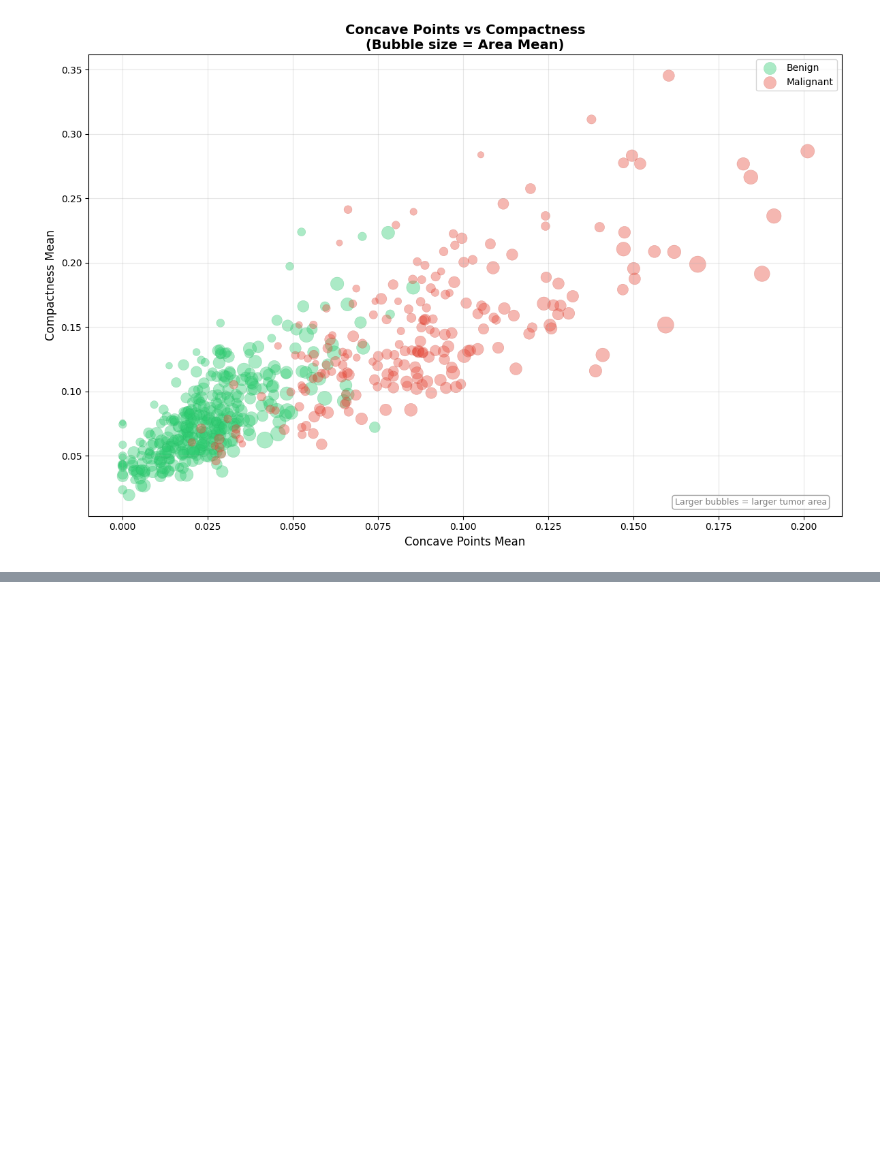
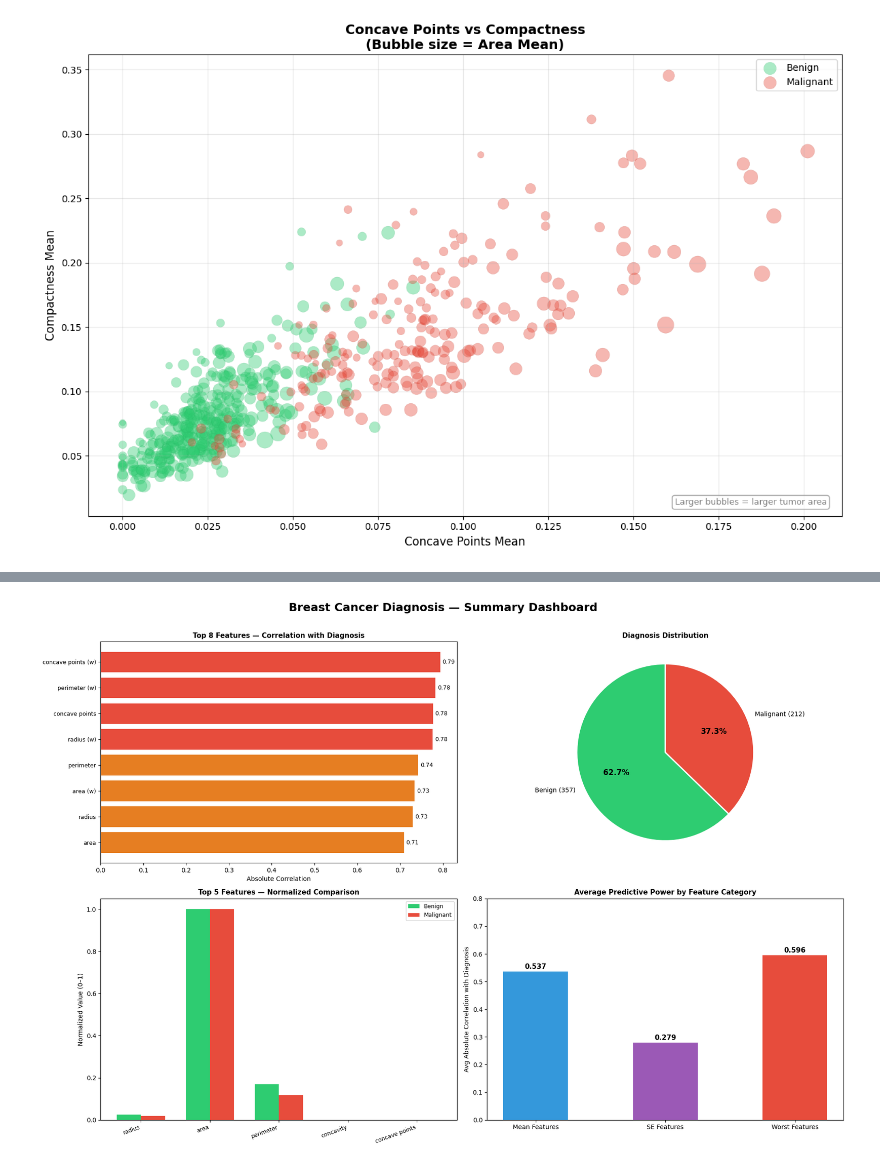
Before and after one commit to john-nio/eda-project, a Jupyter notebook: breast_cancer/breast_cancer.ipynb, the cells around one changed output, grey strips where cells are left out. Saved outputs shown, nothing was run; the diff lists cells and outputs as text; code cells hidden in the pictures; blank space fills up the shorter version.

```diff
--- a/breast_cancer/breast_cancer.ipynb
+++ b/breast_cancer/breast_cancer.ipynb
@@ -854,0 +856,96 @@ Passing `palette` without assigning `hue` is deprecated and will be removed in v
+# %%
+fig = plt.figure(figsize=(18, 12))
+fig.suptitle('Breast Cancer Diagnosis — Summary Dashboard',
+             fontsize=18, fontweight='bold', y=1.01)
+
+# ── 1. Top 8 feature correlations (top left) ──────────────────
+ax1 = fig.add_subplot(2, 2, 1)
+
+all_features = [c for c in df.columns if '_mean' in c or '_worst' in c or '_se' in c]
+corr = df[all_features].corrwith(df['diagnosis_encoded']).abs()
+corr = corr.drop('diagnosis_encoded', errors='ignore')
+top8 = corr.sort_values(ascending=False).head(8)
+
+colors = ['#e74c3c' if v > 0.75 else '#e67e22' if v > 0.60 else '#3498db'
+          for v in top8.values]
+bars = ax1.barh(top8.index, top8.values, color=colors)
+ax1.set_title('Top 8 Features — Correlation with Diagnosis',
+              fontsize=11, fontweight='bold')
+ax1.set_xlabel('Absolute Correlation')
+ax1.invert_yaxis()
+ax1.set_yticklabels([f.replace('_mean','').replace('_worst',' (w)').replace('_se',' (se)')
+                     for f in top8.index], fontsize=9)
+for bar, val in zip(bars, top8.values):
+    ax1.text(bar.get_width() + 0.005, bar.get_y() + bar.get_height()/2,
+             f'{val:.2f}', va='center', fontsize=9)
+
+# ── 2. Diagnosis distribution (top right) ─────────────────────
+ax2 = fig.add_subplot(2, 2, 2)
+
+counts = df['diagnosis'].value_counts()
+wedges, texts, autotexts = ax2.pie(
+    counts.values,
+    labels=['Benign (357)', 'Malignant (212)'],
+    colors=['#2ecc71', '#e74c3c'],
+    autopct='%1.1f%%',
+    startangle=90,
+    wedgeprops={'edgecolor': 'white', 'linewidth': 2}
+)
+for text in autotexts:
+    text.set_fontsize(12)
+    text.set_fontweight('bold')
+ax2.set_title('Diagnosis Distribution',
+              fontsize=11, fontweight='bold')
+
+# ── 3. Key mean stats comparison (bottom left) ────────────────
+ax3 = fig.add_subplot(2, 2, 3)
+
+top5 = ['radius_mean', 'area_mean', 'perimeter_mean',
+        'concavity_mean', 'concave points_mean']
+benign_means = df[df['diagnosis']=='B'][top5].mean()
+malignant_means = df[df['diagnosis']=='M'][top5].mean()
+
+from sklearn.preprocessing import MinMaxScaler
+scaler = MinMaxScaler()
+all_means = np.vstack([benign_means.values, malignant_means.values])
+normalized = scaler.fit_transform(all_means.T).T
+b_norm, m_norm = normalized[0], normalized[1]
+
+x = np.arange(len(top5))
+width = 0.35
+ax3.bar(x - width/2, b_norm, width, color='#2ecc71', label='Benign')
+ax3.bar(x + width/2, m_norm, width, color='#e74c3c', label='Malignant')
+ax3.set_xticks(x)
+ax3.set_xticklabels([f.replace('_mean','') for f in top5],
+                    rotation=20, ha='right', fontsize=9)
+ax3.set_title('Top 5 Features — Normalized Comparison',
+              fontsize=11, fontweight='bold')
+ax3.set_ylabel('Normalized Value (0–1)')
+ax3.legend(fontsize=9)
+
+# ── 4. Category predictive power (bottom right) ───────────────
+ax4 = fig.add_subplot(2, 2, 4)
+
+mean_avg  = df[[c for c in df.columns if '_mean' in c]].corrwith(df['diagnosis_encoded']).abs().mean()
+se_avg    = df[[c for c in df.columns if '_se' in c]].corrwith(df['diagnosis_encoded']).abs().mean()
+worst_avg = df[[c for c in df.columns if '_worst' in c]].corrwith(df['diagnosis_encoded']).abs().mean()
+
+categories = ['Mean Features', 'SE Features', 'Worst Features']
+values = [mean_avg, se_avg, worst_avg]
+bar_colors = ['#3498db', '#9b59b6', '#e74c3c']
+
+bars = ax4.bar(categories, values, color=bar_colors, width=0.5)
+ax4.set_title('Average Predictive Power by Feature Category',
+              fontsize=11, fontweight='bold')
+ax4.set_ylabel('Avg Absolute Correlation with Diagnosis')
+ax4.set_ylim(0, 0.8)
+
+for bar, val in zip(bars, values):
+    ax4.text(bar.get_x() + bar.get_width()/2, bar.get_height() + 0.01,
+             f'{val:.3f}', ha='center', fontsize=11, fontweight='bold')
+
+plt.tight_layout()
+plt.savefig('visualizations/summary_dashboard.png', dpi=150, bbox_inches='tight')
+plt.show()
+# %% [output]
+[figure, added]
```
Also changed, not shown: parts of 4 cells of this notebook, 24 other files.
